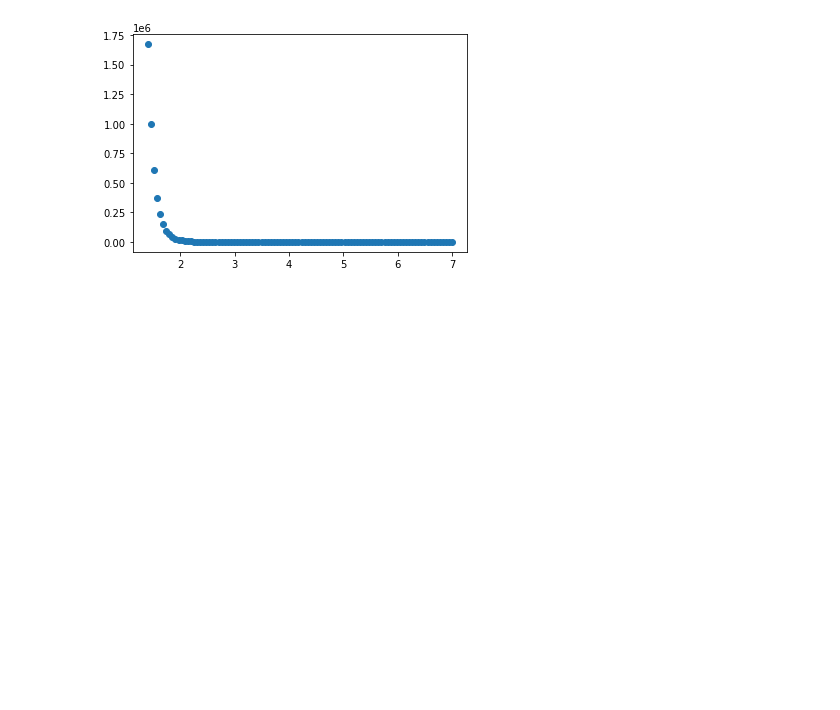
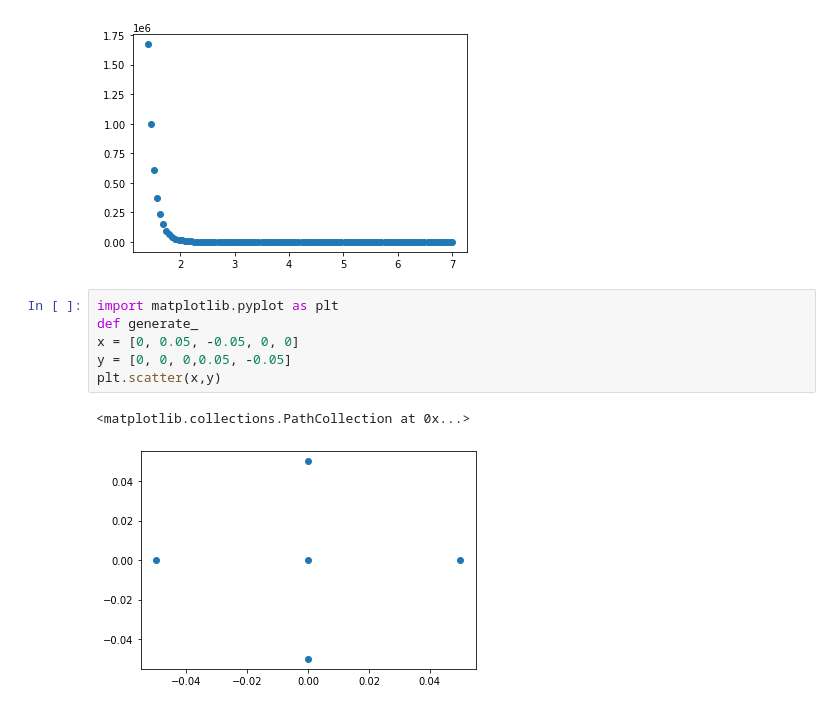
Before and after one commit to tiaanstals/PHYS2923_SSP, a Jupyter notebook: PHYS2923 Project.ipynb, the cells around one changed output. Cells and saved outputs as stored; diff of their text form; blank space fills up the shorter version.

```diff
--- a/PHYS2923 Project.ipynb
+++ b/PHYS2923 Project.ipynb
@@ -239,3 +239,12 @@ plt.scatter(r,f)
 # %% [output]
 <matplotlib.collections.PathCollection at 0x...>
 [figure]
+# %%
+import matplotlib.pyplot as plt
+def generate_
+x = [0, 0.05, -0.05, 0, 0]
+y = [0, 0, 0,0.05, -0.05]
+plt.scatter(x,y)
+# %% [output]
+<matplotlib.collections.PathCollection at 0x...>
+[figure, added]
```
Also changed, not shown: 1 other file.
